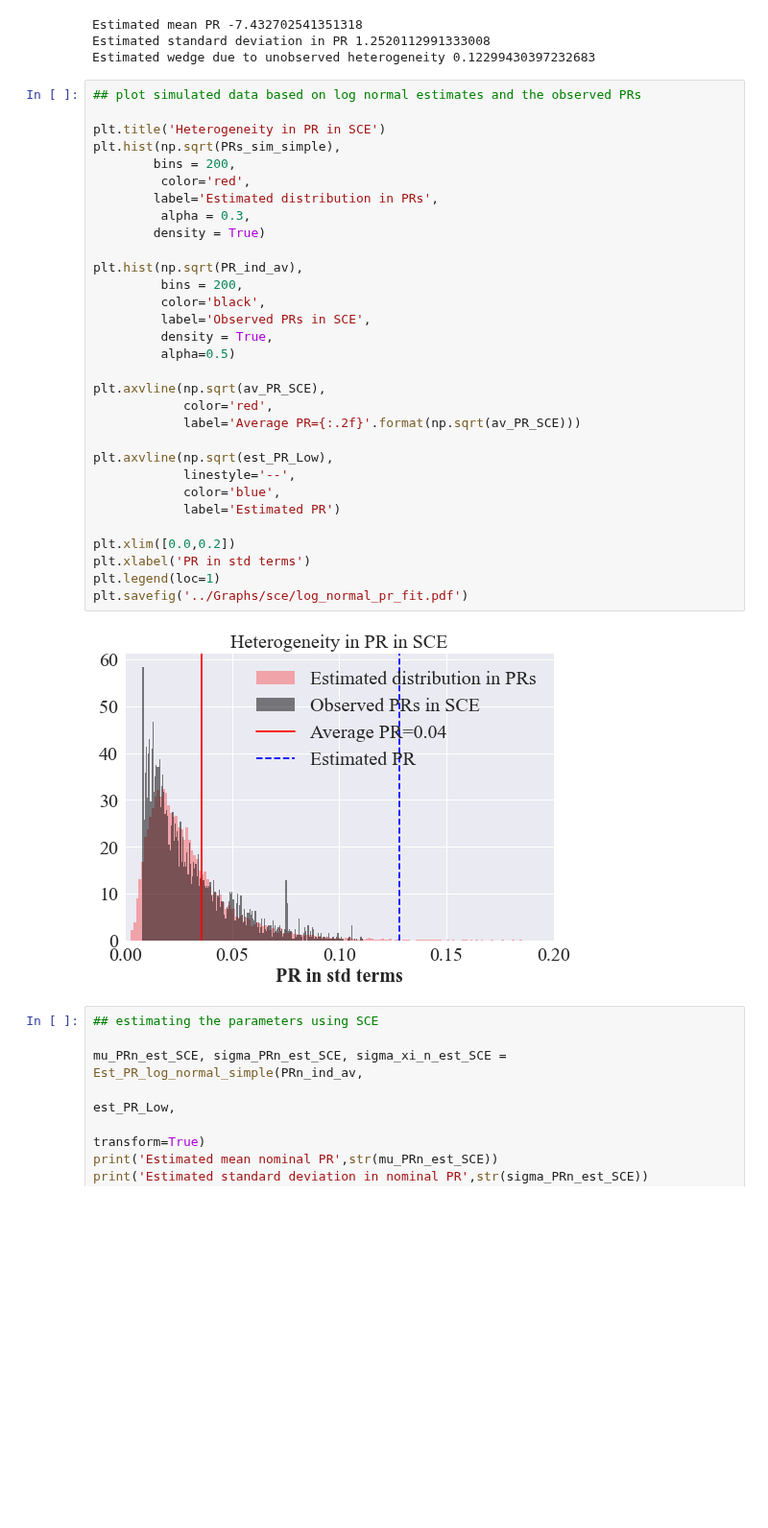
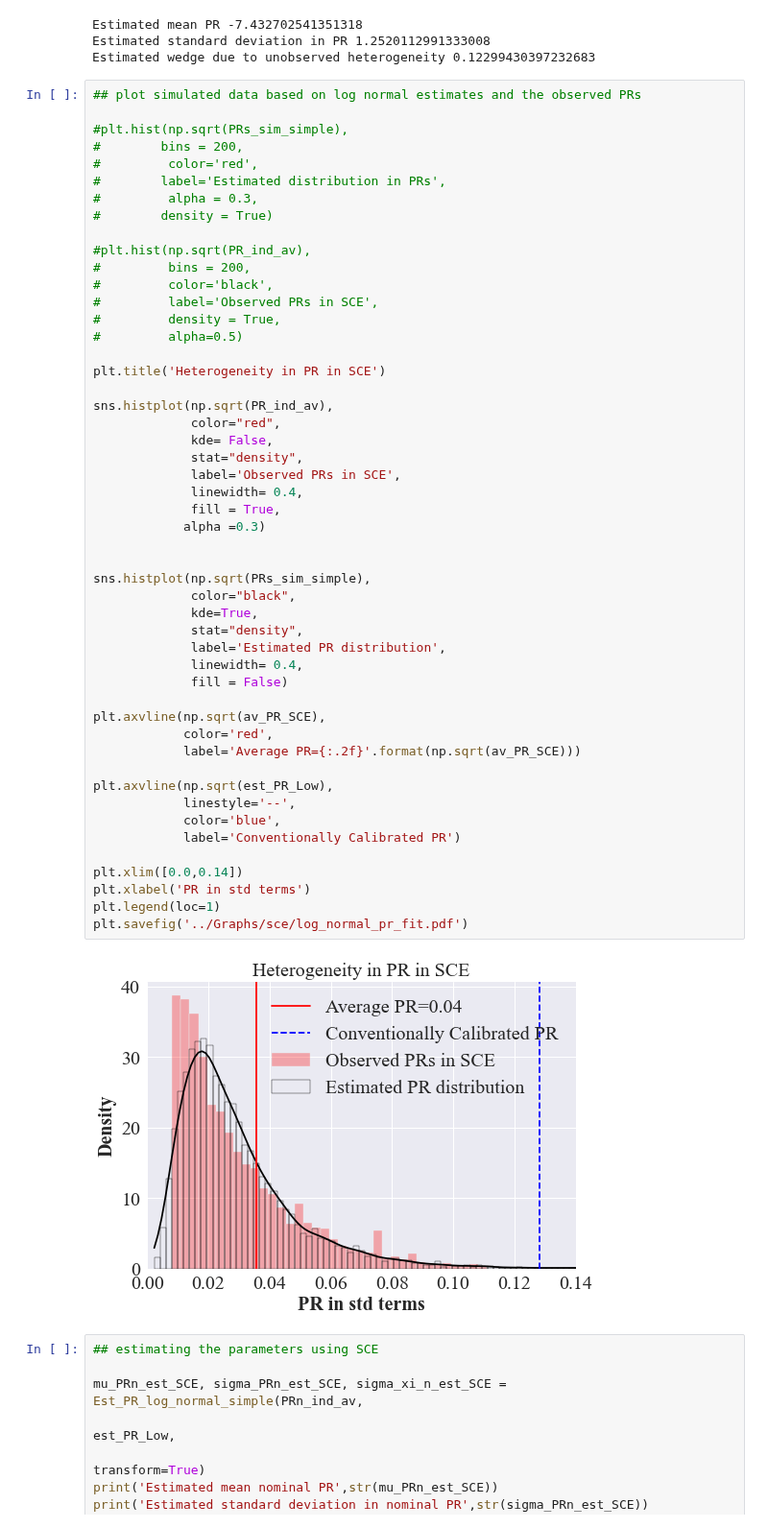
Before and after one commit to iworld1991/PIR, a Jupyter notebook: WorkingFolder/PythonCode/HeterogeneousRisksEstMain.ipynb, the cells around one changed output. Shown at 96% size. Drawn from its saved outputs; the diff is of its cells as text; blank space fills up the shorter version.

```diff
--- a/WorkingFolder/PythonCode/HeterogeneousRisksEstMain.ipynb
+++ b/WorkingFolder/PythonCode/HeterogeneousRisksEstMain.ipynb
@@ -349,36 +380,55 @@ Estimated wedge due to unobserved heterogeneity 0.12299430397232683
 # %%
 ## plot simulated data based on log normal estimates and the observed PRs
 
+#plt.hist(np.sqrt(PRs_sim_simple),
+#        bins = 200,
+#         color='red',
+#        label='Estimated distribution in PRs',
+#         alpha = 0.3,
+#        density = True)
+
+#plt.hist(np.sqrt(PR_ind_av),
+#         bins = 200,
+#         color='black',
+#         label='Observed PRs in SCE',
+#         density = True,
+#         alpha=0.5)
+
 plt.title('Heterogeneity in PR in SCE')
-plt.hist(np.sqrt(PRs_sim_simple),
-        bins = 200,
-         color='red',
-        label='Estimated distribution in PRs',
-         alpha = 0.3,
-        density = True)
 
-plt.hist(np.sqrt(PR_ind_av),
-         bins = 200,
-         color='black',
-         label='Observed PRs in SCE',
-         density = True,
-         alpha=0.5)
+sns.histplot(np.sqrt(PR_ind_av),
+             color="red",
+             kde= False,
+             stat="density",
+             label='Observed PRs in SCE',
+             linewidth= 0.4,
+             fill = True,
+            alpha =0.3)
+
+
+sns.histplot(np.sqrt(PRs_sim_simple),
+             color="black",
+             kde=True,
+             stat="density",
+             label='Estimated PR distribution',
+             linewidth= 0.4,
+             fill = False)
 
 plt.axvline(np.sqrt(av_PR_SCE),
             color='red',
             label='Average PR={:.2f}'.format(np.sqrt(av_PR_SCE)))
 
 plt.axvline(np.sqrt(est_PR_Low),
             linestyle='--',
             color='blue',
-            label='Estimated PR')
+            label='Conventionally Calibrated PR')
 
-plt.xlim([0.0,0.2])
+plt.xlim([0.0,0.14])
 plt.xlabel('PR in std terms')
 plt.legend(loc=1)
 plt.savefig('../Graphs/sce/log_normal_pr_fit.pdf')
 # %% [output]
-[figure, old version]
+[figure, new version]
 # %%
 ## estimating the parameters using SCE
 
```
Also changed, not shown: parts of 13 cells of this notebook, 1 other file.
